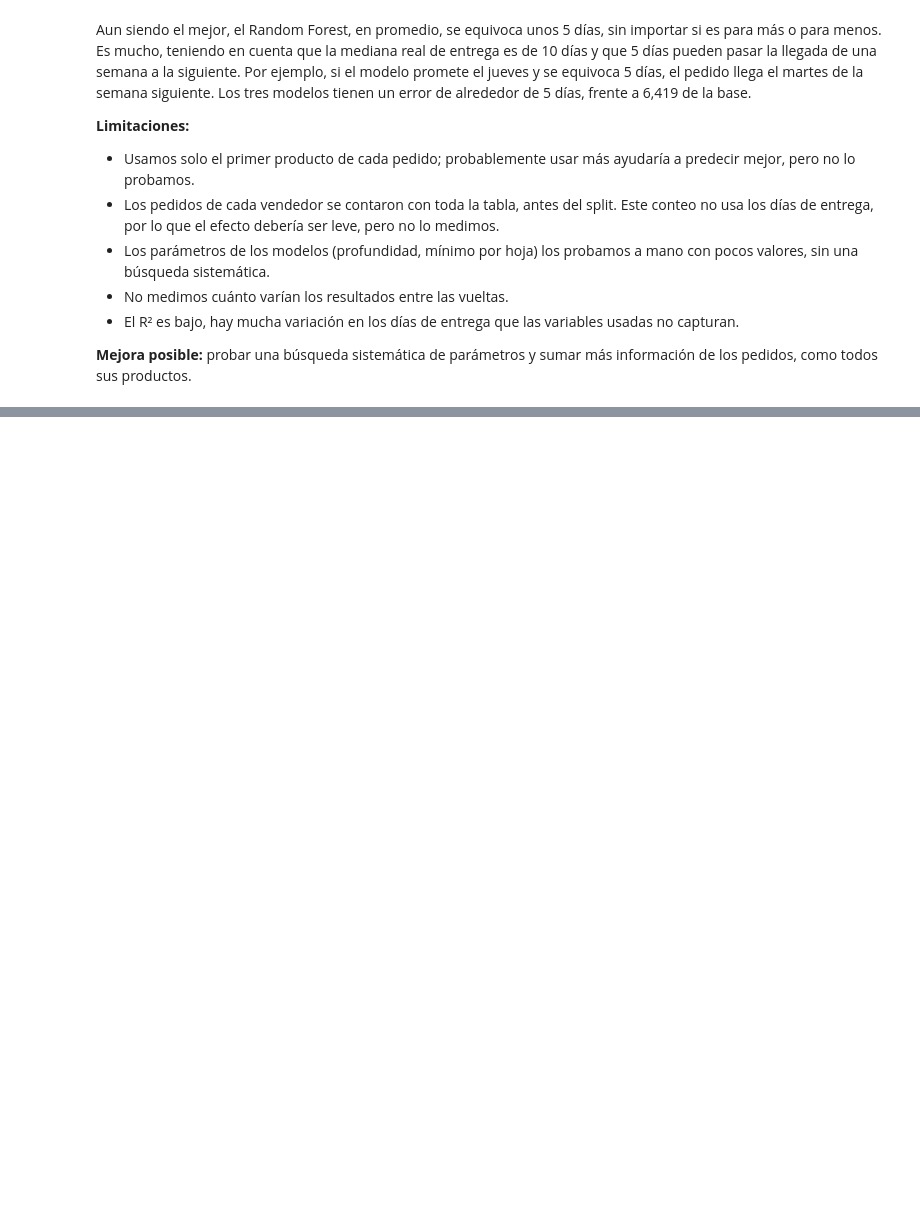
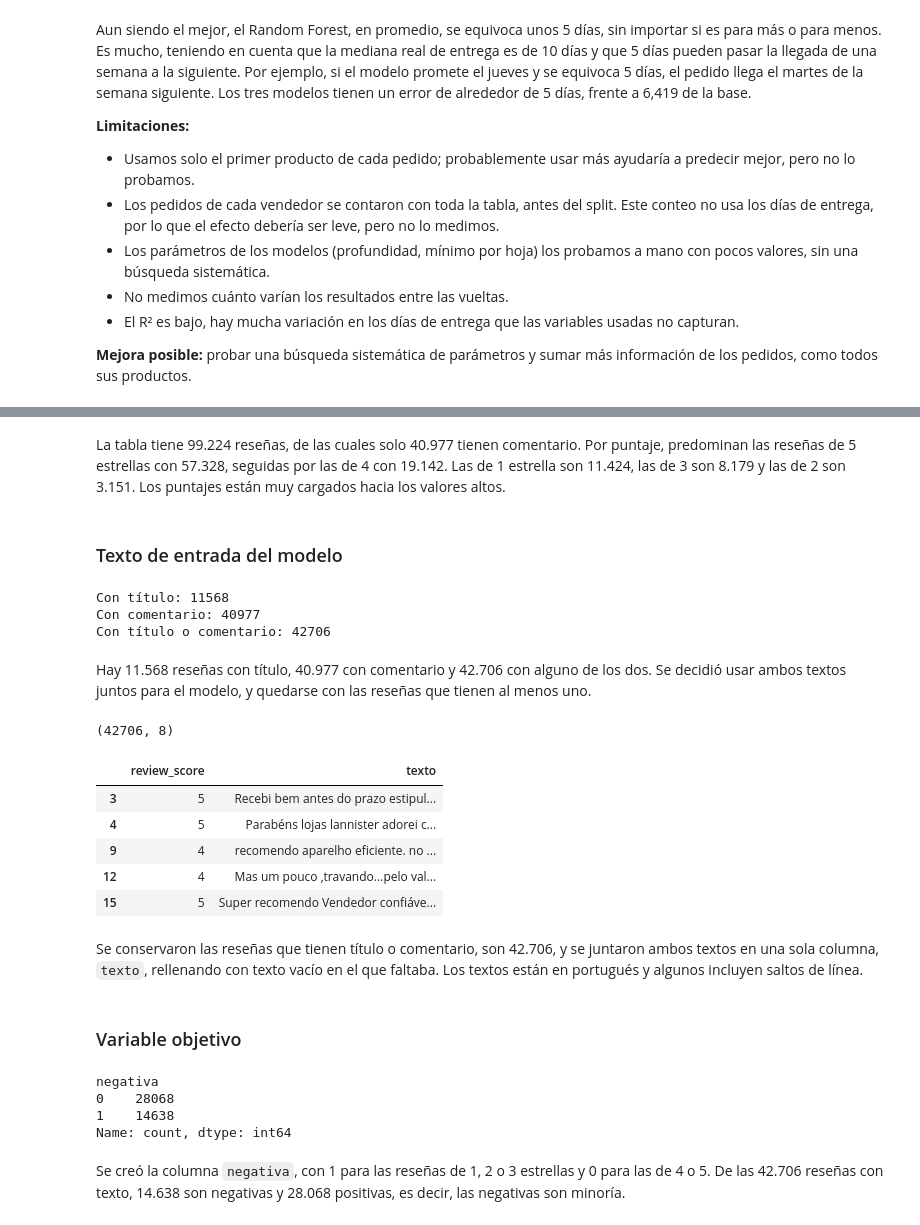
Before and after one commit to CarlosScura/Operacion-Olist, a Jupyter notebook: operacion_olist.ipynb, the cells around one changed output, grey strips where cells are left out. Saved outputs shown, nothing was run; the diff lists cells and outputs as text; code cells hidden in the pictures; blank space fills up the shorter version.

```diff
--- a/operacion_olist.ipynb
+++ b/operacion_olist.ipynb
@@ -1020,0 +1037,41 @@ Aun siendo el mejor, el Random Forest, en promedio, se equivoca unos 5 días, si
+# %% [markdown]
+La tabla tiene 99.224 reseñas, de las cuales solo 40.977 tienen comentario. Por puntaje, predominan las reseñas de 5 estrellas con 57.328, seguidas por las de 4 con 19.142. Las de 1 estrella son 11.424, las de 3 son 8.179 y las de 2 son 3.151. Los puntajes están muy cargados hacia los valores altos.
+# %% [markdown]
+### Texto de entrada del modelo
+# %%
+print("Con título:", reviews["review_comment_title"].notna().sum())
+print("Con comentario:", reviews["review_comment_message"].notna().sum())
+print("Con título o comentario:", len(reviews.dropna(subset=["review_comment_title", "review_comment_message"], how="all")))
+# %% [output]
+Con título: 11568
+Con comentario: 40977
+Con título o comentario: 42706
+# %% [markdown]
+Hay 11.568 reseñas con título, 40.977 con comentario y 42.706 con alguno de los dos. Se decidió usar ambos textos juntos para el modelo, y quedarse con las reseñas que tienen al menos uno.
+# %%
+resenas = reviews.dropna(subset=["review_comment_title", "review_comment_message"], how="all")
+resenas["texto"] = resenas["review_comment_title"].fillna("") + " " + resenas["review_comment_message"].fillna("")
+print(resenas.shape)
+resenas[["review_score", "texto"]].head()
+# %% [output]
+(42706, 8)
+|  | review_score | texto |
+| 3 | 5 | Recebi bem antes do prazo estipul... |
+| 4 | 5 | Parabéns lojas lannister adorei c... |
+| 9 | 4 | recomendo aparelho eficiente. no ... |
+| 12 | 4 | Mas um pouco ,travando...pelo val... |
+| 15 | 5 | Super recomendo Vendedor confiáve... |
+# %% [markdown]
+Se conservaron las reseñas que tienen título o comentario, son 42.706, y se juntaron ambos textos en una sola columna, `texto`, rellenando con texto vacío en el que faltaba. Los textos están en portugués y algunos incluyen saltos de línea.
+# %% [markdown]
+### Variable objetivo
+# %%
+resenas["negativa"] = resenas["review_score"].map({1: 1, 2: 1, 3: 1, 4: 0, 5: 0})
+resenas["negativa"].value_counts()
+# %% [output]
+negativa
+0    28068
+1    14638
+Name: count, dtype: int64
+# %% [markdown]
+Se creó la columna `negativa`, con 1 para las reseñas de 1, 2 o 3 estrellas y 0 para las de 4 o 5. De las 42.706 reseñas con texto, 14.638 son negativas y 28.068 positivas, es decir, las negativas son minoría.
```
Also changed, not shown: parts of 22 cells of this notebook.
